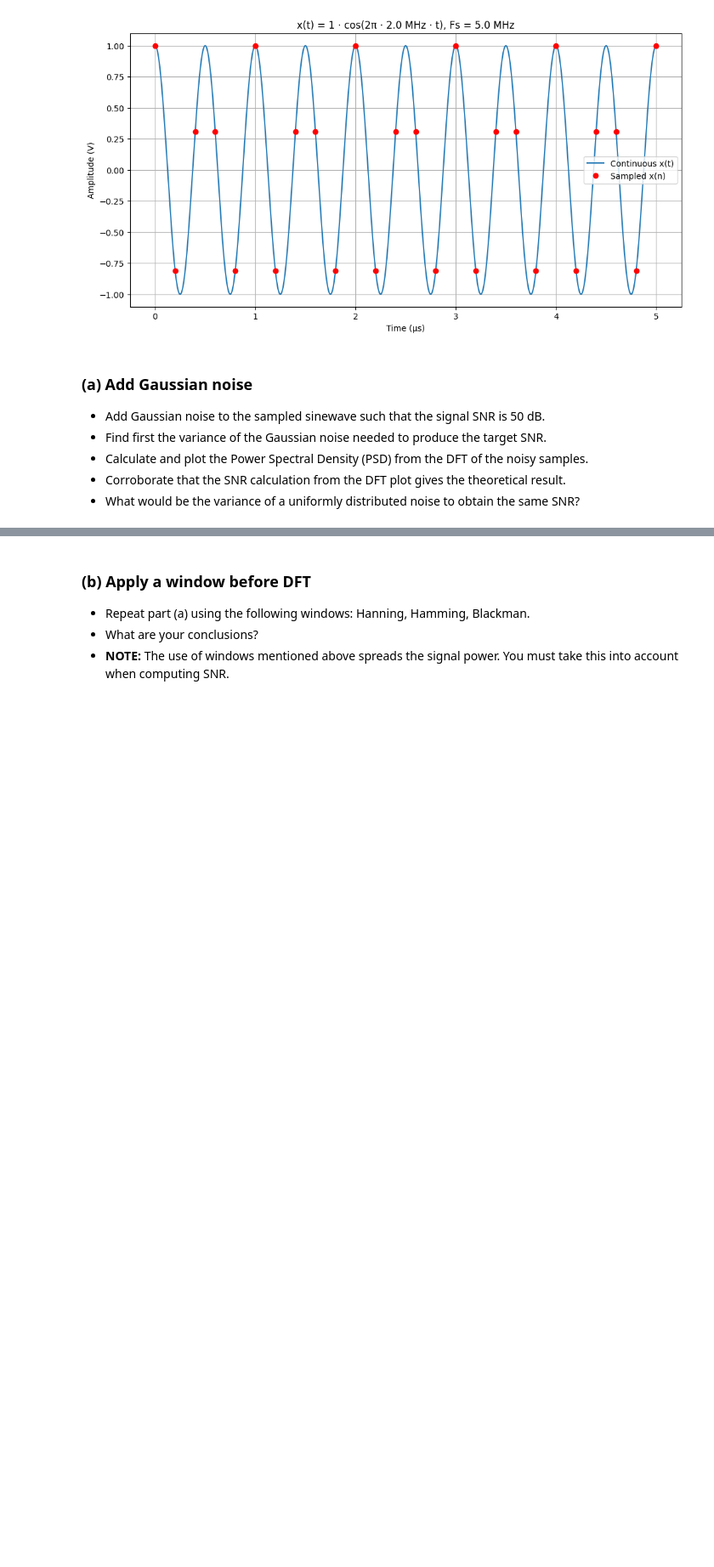
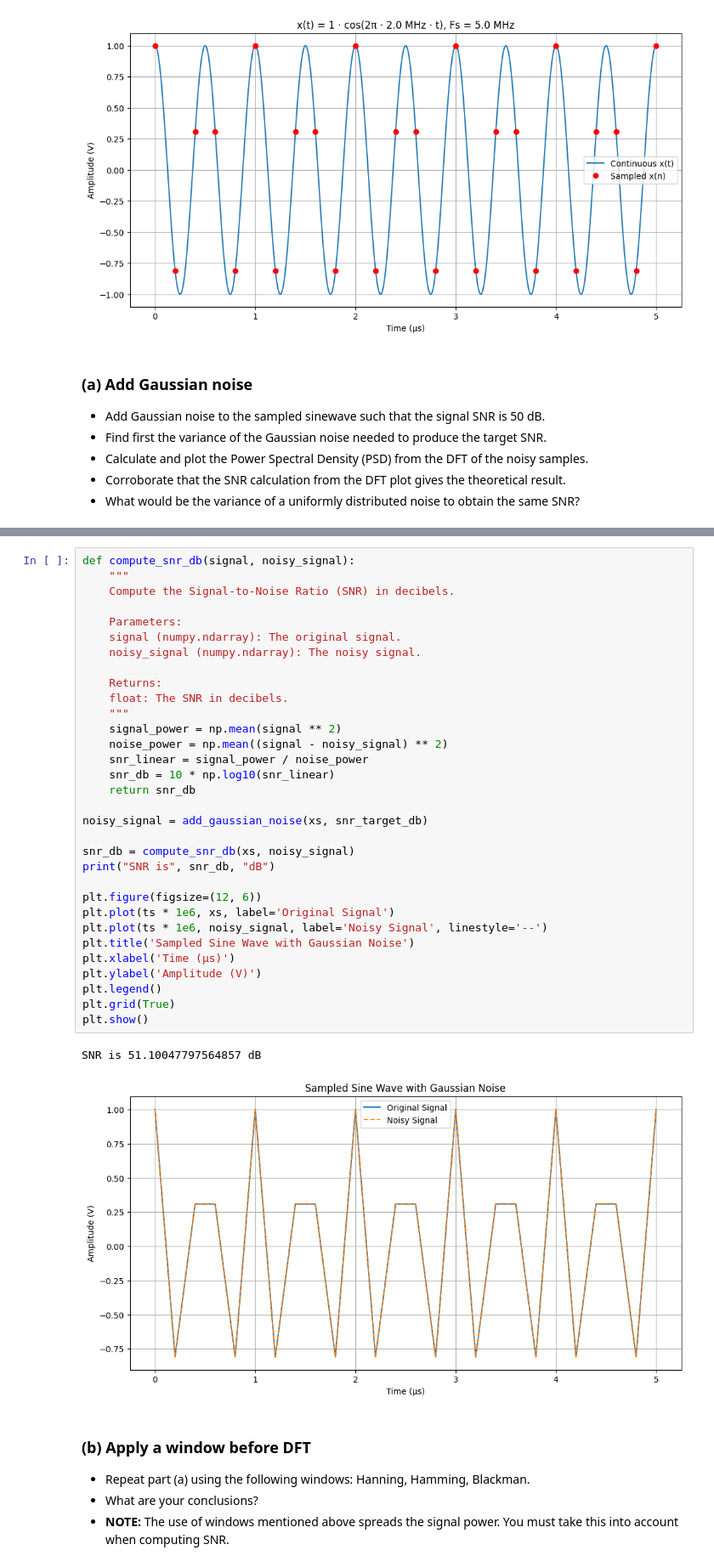
Before and after one commit to Sam-Bieberich/489, a Jupyter notebook: lab2.ipynb, the cells around one changed output, grey strips where cells are left out. Shown at 85% size. Cells and saved outputs as stored; diff of their text form; blank space fills up the shorter version.

```diff
--- a/lab2.ipynb
+++ b/lab2.ipynb
@@ -115,3 +96,38 @@ Variance of uniformly distributed noise: 5.00e-06
+# %%
+def compute_snr_db(signal, noisy_signal):
+    """
+    Compute the Signal-to-Noise Ratio (SNR) in decibels.
+
+    Parameters:
+    signal (numpy.ndarray): The original signal.
+    noisy_signal (numpy.ndarray): The noisy signal.
+
+    Returns:
+    float: The SNR in decibels.
+    """
+    signal_power = np.mean(signal ** 2)
+    noise_power = np.mean((signal - noisy_signal) ** 2)
+    snr_linear = signal_power / noise_power
+    snr_db = 10 * np.log10(snr_linear)
+    return snr_db
+
+noisy_signal = add_gaussian_noise(xs, snr_target_db)
+
+snr_db = compute_snr_db(xs, noisy_signal)
+print("SNR is", snr_db, "dB")
+
+plt.figure(figsize=(12, 6))
+plt.plot(ts * 1e6, xs, label='Original Signal')
+plt.plot(ts * 1e6, noisy_signal, label='Noisy Signal', linestyle='--')
+plt.title('Sampled Sine Wave with Gaussian Noise')
+plt.xlabel('Time (µs)')
+plt.ylabel('Amplitude (V)')
+plt.legend()
+plt.grid(True)
+plt.show()
+# %% [output]
+SNR is 51.10047797564857 dB
+[figure, added]
 # %% [markdown]
 ### (b) Apply a window before DFT
 - Repeat part (a) using the following windows: Hanning, Hamming, Blackman.
```
Also changed, not shown: parts of 5 cells of this notebook.
